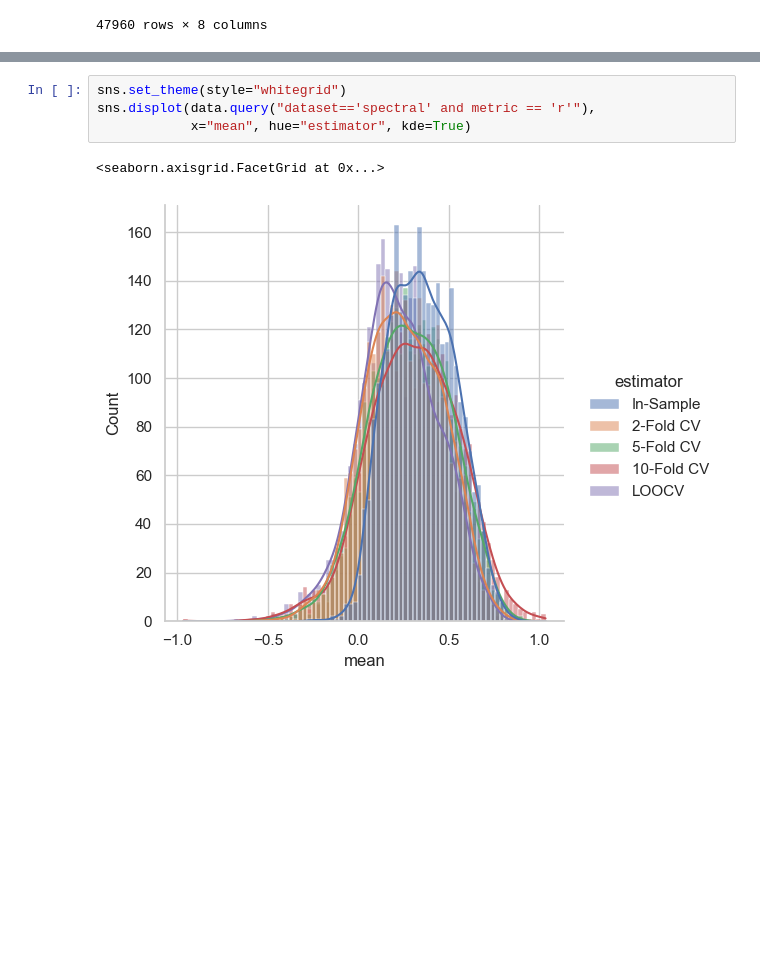
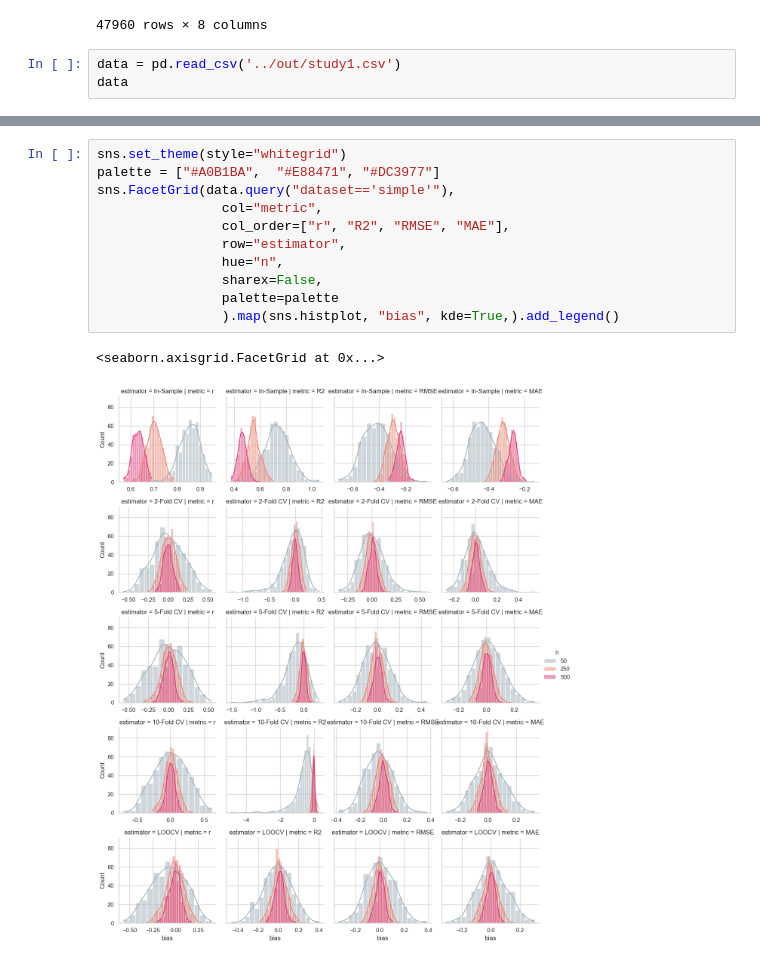
Before and after one commit to Niche-Lab/modeling-guide, a Jupyter notebook: visualization/study1.ipynb, the cells around one changed output, grey strips where cells are left out. Cells and saved outputs as stored; diff of their text form; blank space fills up the shorter version.

```diff
--- a/visualization/study1.ipynb
+++ b/visualization/study1.ipynb
@@ -140,3 +140,6 @@ data.query("dataset=='spectral'")
 | 95918 | r2 | 10-Fold CV | 0.465954 | 0.454594 | 0.012600 | 500 | 198 | spectral |
 | 95919 | r2 | LOOCV | 0.453125 | 0.441765 | NaN | 500 | 198 | spectral |
 47960 rows × 8 columns
+# %%
+data = pd.read_csv('../out/study1.csv')
+data
@@ -153,7 +178,14 @@ sns.FacetGrid(data.query("dataset=='spectral'"),
 # %%
 sns.set_theme(style="whitegrid")
-sns.displot(data.query("dataset=='spectral' and metric == 'r'"),
-            x="mean", hue="estimator", kde=True)
+palette = ["#A0B1BA",  "#E88471", "#DC3977"]
+sns.FacetGrid(data.query("dataset=='simple'"),
+                col="metric",
+                col_order=["r", "R2", "RMSE", "MAE"],
+                row="estimator",
+                hue="n",
+                sharex=False,
+                palette=palette
+                ).map(sns.histplot, "bias", kde=True,).add_legend()
 # %% [output]
 <seaborn.axisgrid.FacetGrid at 0x...>
-[figure, old version]
+[figure, new version]
```
Also changed, not shown: parts of 6 cells of this notebook, 14 other files.
